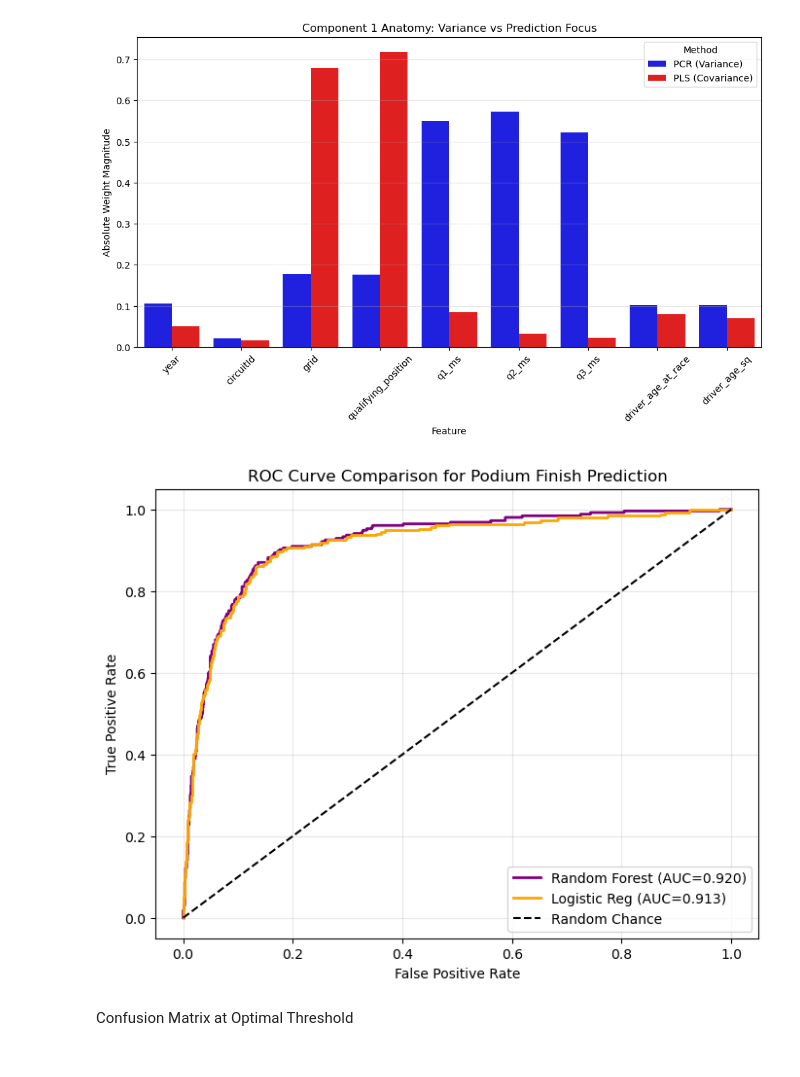
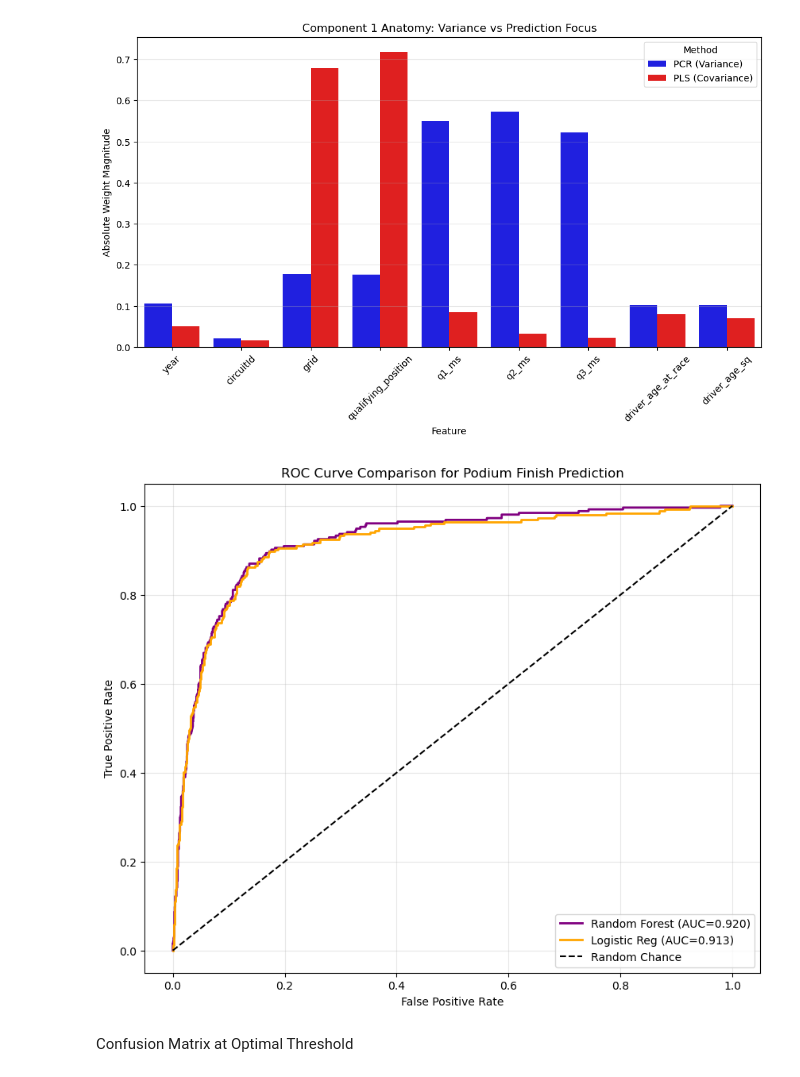
Before and after one commit to shehzanwar/DMSL7406, a Jupyter notebook: Project/f1_proj.ipynb, the cells around one changed output. Saved outputs shown, nothing was run; the diff lists cells and outputs as text; code cells hidden in the pictures.

```diff
--- a/Project/f1_proj.ipynb
+++ b/Project/f1_proj.ipynb
@@ -556,25 +538,25 @@ plt.show()
 # %%
 # ROC Curve for Podium Prediction
 y_prob_lr = lr_clf.predict_proba(X_test_scaled)[:, 1]
 y_prob_rf = best_rf_clf.predict_proba(X_test_scaled)[:, 1]
 
 fpr_lr, tpr_lr, _ = roc_curve(y3_test, y_prob_lr)
 auc_lr = auc(fpr_lr, tpr_lr)
 fpr_rf, tpr_rf, _ = roc_curve(y3_test, y_prob_rf)
 auc_rf = auc(fpr_rf, tpr_rf)
 
-plt.figure(figsize=(8,6))
+plt.figure(figsize=(10,8))
 plt.plot(fpr_rf, tpr_rf, label=f'Random Forest (AUC={auc_rf:.3f})', color='purple', linewidth=2)
 plt.plot(fpr_lr, tpr_lr, label=f'Logistic Reg (AUC={auc_lr:.3f})', color='orange', linewidth=2)
 plt.plot([0, 1], [0, 1], color='k', linestyle='--', label='Random Chance')
 plt.xlabel('False Positive Rate')
 plt.ylabel('True Positive Rate')
 plt.title('ROC Curve Comparison for Podium Finish Prediction')
 plt.legend()
 plt.grid(True, alpha=0.3)
 plt.show()
 # %% [output]
-[figure, old version]
+[figure, new version]
 # %% [markdown]
 Confusion Matrix at Optimal Threshold
 # %%
```
Also changed, not shown: parts of 4 cells of this notebook.
